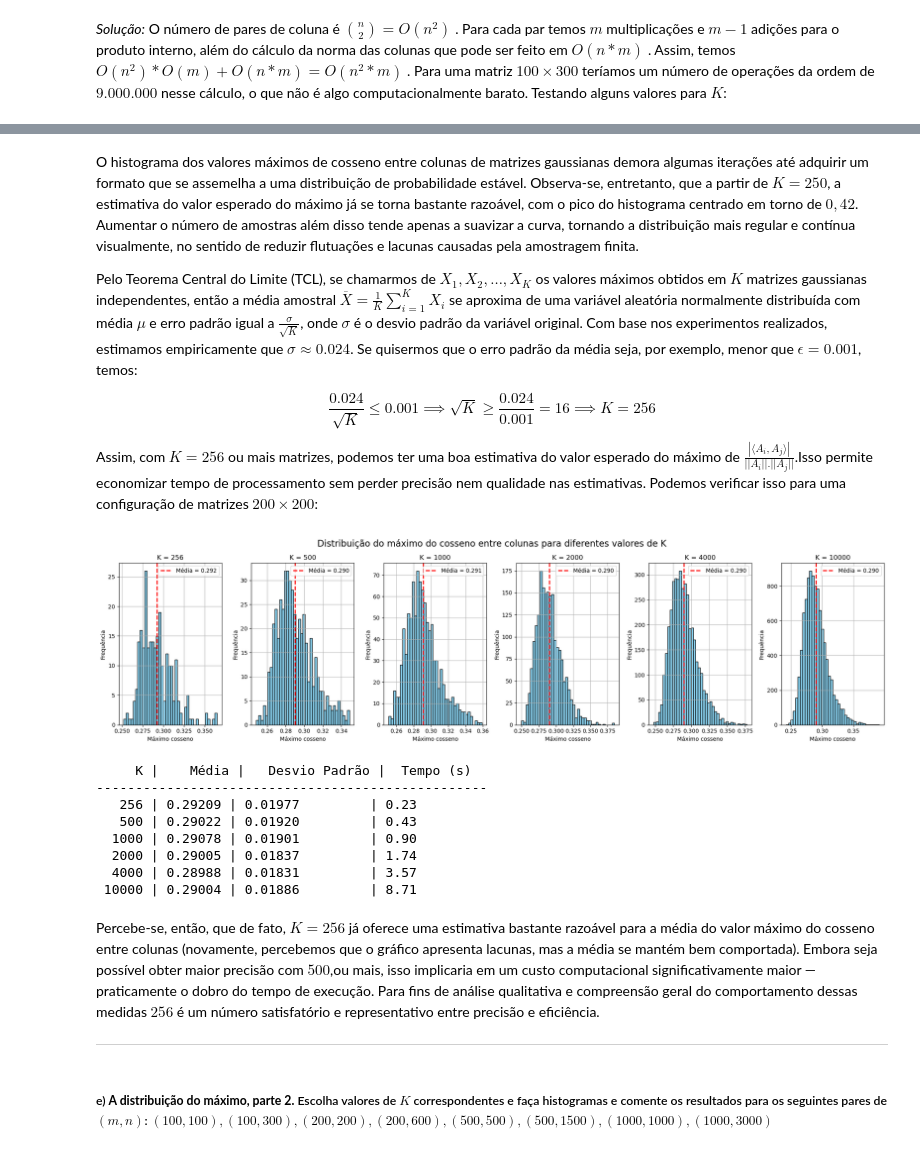
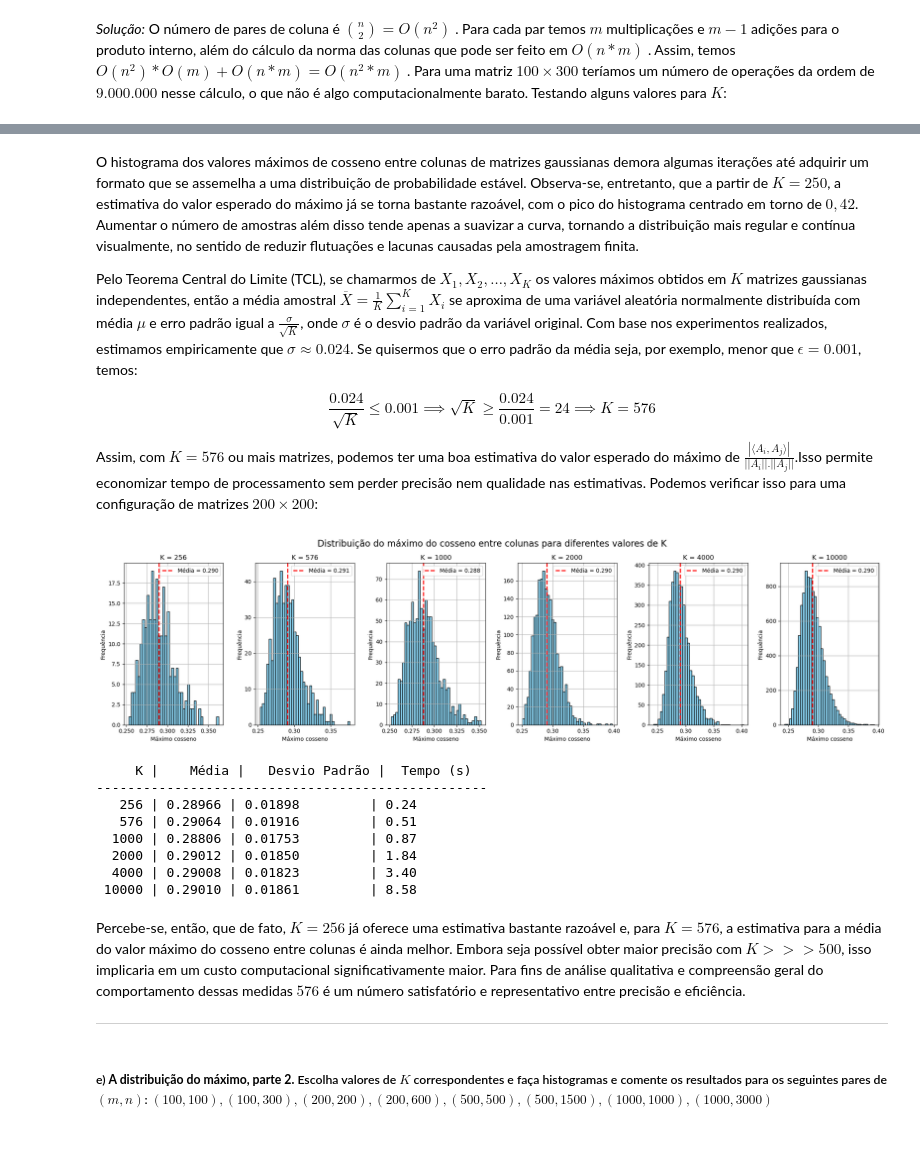
Before and after one commit to ADrielFariads/Projeto4_ALN, a Jupyter notebook: temp.ipynb, the cells around one changed output, grey strips where cells are left out. Cells and saved outputs as stored; diff of their text form; code cells hidden in the pictures.

```diff
--- a/temp.ipynb
+++ b/temp.ipynb
@@ -217,13 +227,13 @@ Pelo Teorema Central do Limite (TCL), se chamarmos de $X_1, X_2, \dots, X_K$ os
 Com base nos experimentos realizados, estimamos empiricamente que $\sigma \approx 0.024$. Se quisermos que o erro padrão da média seja, por exemplo, menor que $\epsilon = 0.001$, temos:
 
 $$
-\frac{0.024}{\sqrt{K}} \leq 0.001 \implies \sqrt{K} \geq \frac{0.024}{0.001} = 16 \implies K = 256
+\frac{0.024}{\sqrt{K}} \leq 0.001 \implies \sqrt{K} \geq \frac{0.024}{0.001} = 24 \implies K = 576
 $$
 
-Assim, com $K=256$ ou mais matrizes, podemos ter uma boa estimativa do valor esperado do máximo de $\frac{|\langle A_i, A_j \rangle|}{||A_i||.||A_j||}$.Isso permite economizar tempo de processamento sem perder precisão nem qualidade nas estimativas. Podemos verificar isso para uma configuração de matrizes $200 \times 200$:
+Assim, com $K=576$ ou mais matrizes, podemos ter uma boa estimativa do valor esperado do máximo de $\frac{|\langle A_i, A_j \rangle|}{||A_i||.||A_j||}$.Isso permite economizar tempo de processamento sem perder precisão nem qualidade nas estimativas. Podemos verificar isso para uma configuração de matrizes $200 \times 200$:
 # %%
-ks = [256, 500, 1000, 2000, 4000, 10000]
-
+ks = [256, 576, 1000, 2000, 4000, 10000]
+np.random.seed(0)
 fig, axes = plt.subplots(1, 6, figsize=(20, 5))
 
 stds = []
@@ -238,44 +248,44 @@ for i, K in enumerate(ks):
         A = np.random.randn(200, 200)
         results.append(max_cos(A))
 
     elapsed = time.time() - start
     times.append(elapsed)
 
     mean_val = np.mean(results)
     std_val = np.std(results, ddof=1)
     means.append(mean_val)
     stds.append(std_val)
 
     ax = axes[i]
     ax.hist(results, bins=40, edgecolor='black', color='skyblue')
     ax.axvline(mean_val, color='red', linestyle='--', linewidth=2, label=f'Média = {mean_val:.3f}')
     ax.set_title(f'K = {K}')
     ax.set_xlabel('Máximo cosseno')
     ax.set_ylabel('Frequência')
     ax.grid(True)
     ax.legend()
 
 plt.tight_layout()
 plt.suptitle('Distribuição do máximo do cosseno entre colunas para diferentes valores de K', fontsize=16, y=1.05)
 plt.show()
 
 # Mostrar a evolução dos resultados
 print(f"{'K':>6} | {'Média':>8} | {'Desvio Padrão':>15} | {'Tempo (s)':>10}")
 print("-" * 50)
 for K, mean, std, t in zip(ks, means, stds, times):
     print(f"{K:>6} | {mean:.5f} | {std:.5f}         | {t:.2f}")
 # %% [output]
-[figure, old version]
+[figure, new version]
      K |    Média |   Desvio Padrão |  Tempo (s)
 --------------------------------------------------
-   256 | 0.29209 | 0.01977         | 0.23
-   500 | 0.29022 | 0.01920         | 0.43
-  1000 | 0.29078 | 0.01901         | 0.90
-  2000 | 0.29005 | 0.01837         | 1.74
-  4000 | 0.28988 | 0.01831         | 3.57
- 10000 | 0.29004 | 0.01886         | 8.71
+   256 | 0.28966 | 0.01898         | 0.24
+   576 | 0.29064 | 0.01916         | 0.51
+  1000 | 0.28806 | 0.01753         | 0.87
+  2000 | 0.29012 | 0.01850         | 1.84
+  4000 | 0.29008 | 0.01823         | 3.40
+ 10000 | 0.29010 | 0.01861         | 8.58
 # %% [markdown]
-Percebe-se, então, que de fato, $K=256$ já oferece uma estimativa bastante razoável para a média do valor máximo do cosseno entre colunas (novamente, percebemos que o gráfico apresenta lacunas, mas a média se mantém bem comportada). Embora seja possível obter maior precisão com $500$,ou mais, isso implicaria em um custo computacional significativamente maior — praticamente o dobro do tempo de execução. Para fins de análise qualitativa e compreensão geral do comportamento dessas medidas $256$ é um número satisfatório e representativo entre precisão e eficiência.
+Percebe-se, então, que de fato, $K=256$ já oferece uma estimativa bastante razoável e, para $K=576$, a estimativa para a média do valor máximo do cosseno entre colunas é ainda melhor. Embora seja possível obter maior precisão com $K>>> 500$, isso implicaria em um custo computacional significativamente maior. Para fins de análise qualitativa e compreensão geral do comportamento dessas medidas $576$ é um número satisfatório e representativo entre precisão e eficiência.
 
 ***********************
 # %% [markdown]
```
Also changed, not shown: parts of 5 cells of this notebook.
